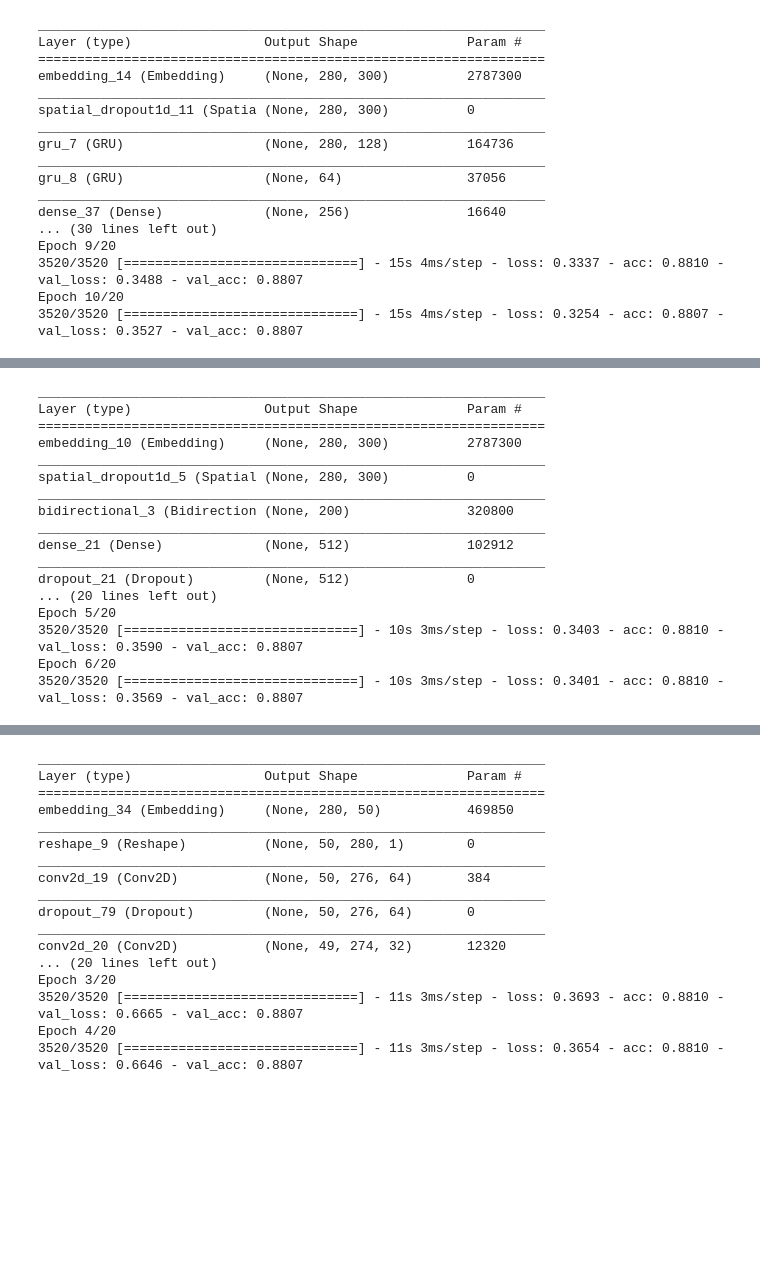
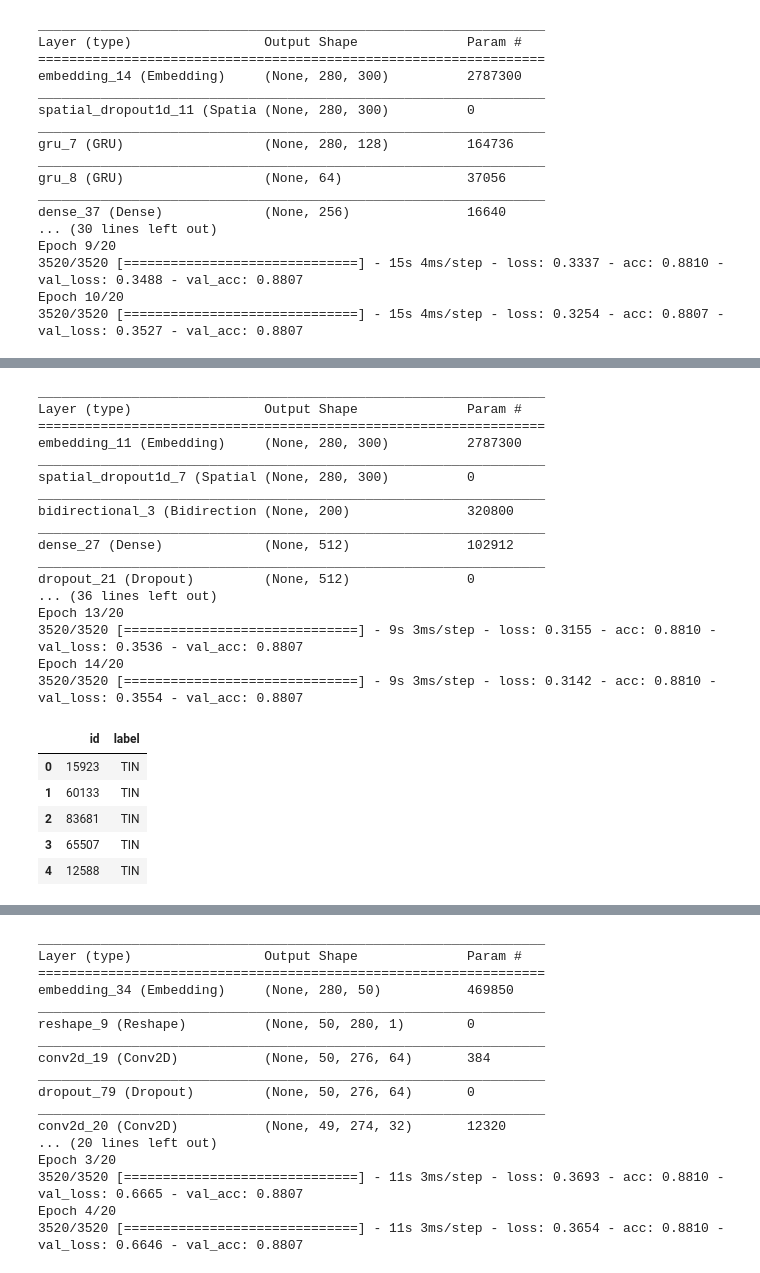
Before and after one commit to chendingyan/NLP490H, a Jupyter notebook: NLP_OffensEval.ipynb, the cells around one changed output, grey strips where cells are left out. Saved outputs shown, nothing was run; the diff lists cells and outputs as text; code cells hidden in the pictures; blank space fills up the shorter version.

```diff
--- a/NLP_OffensEval.ipynb
+++ b/NLP_OffensEval.ipynb
@@ -943,28 +993,35 @@ Epoch 7/20
 # %%
 model= Deep_Neural_Network(x_b,y_b,'lstm',embeddings_index)
-model.set_optimizer('rmsprop')
+model.set_optimizer('sgd', lr = 0.00001)
 model.train(epochs=20,batch_size=512)
 model.save('task_b_lstm.h5')
 prediction = model.predict(x_test_b)
 prediction =np.where(prediction==0, 'UNT','TIN')
+prediction = prediction.flatten()
 out = pd.DataFrame({'id':df_b.id.values,'label':prediction})
 out.to_csv('drive/My Drive/data/nlp_output/task_b_lstm.csv',header=None, index=None)
 out.head()
 # %% [output]
 _________________________________________________________________
 Layer (type)                 Output Shape              Param #
 =================================================================
-embedding_10 (Embedding)     (None, 280, 300)          2787300
+embedding_11 (Embedding)     (None, 280, 300)          2787300
 _________________________________________________________________
-spatial_dropout1d_5 (Spatial (None, 280, 300)          0
+spatial_dropout1d_7 (Spatial (None, 280, 300)          0
 _________________________________________________________________
 bidirectional_3 (Bidirection (None, 200)               320800
 _________________________________________________________________
-dense_21 (Dense)             (None, 512)               102912
+dense_27 (Dense)             (None, 512)               102912
 _________________________________________________________________
 dropout_21 (Dropout)         (None, 512)               0
-... (20 lines left out)
-Epoch 5/20
-3520/3520 [==============================] - 10s 3ms/step - loss: 0.3403 - acc: 0.8810 - val_loss: 0.3590 - val_acc: 0.8807
-Epoch 6/20
-3520/3520 [==============================] - 10s 3ms/step - loss: 0.3401 - acc: 0.8810 - val_loss: 0.3569 - val_acc: 0.8807
+... (36 lines left out)
+Epoch 13/20
+3520/3520 [==============================] - 9s 3ms/step - loss: 0.3155 - acc: 0.8810 - val_loss: 0.3536 - val_acc: 0.8807
+Epoch 14/20
+3520/3520 [==============================] - 9s 3ms/step - loss: 0.3142 - acc: 0.8810 - val_loss: 0.3554 - val_acc: 0.8807
+|  | id | label |
+| 0 | 15923 | TIN |
+| 1 | 60133 | TIN |
+| 2 | 83681 | TIN |
+| 3 | 65507 | TIN |
+| 4 | 12588 | TIN |
```
Also changed, not shown: parts of 52 cells of this notebook.
